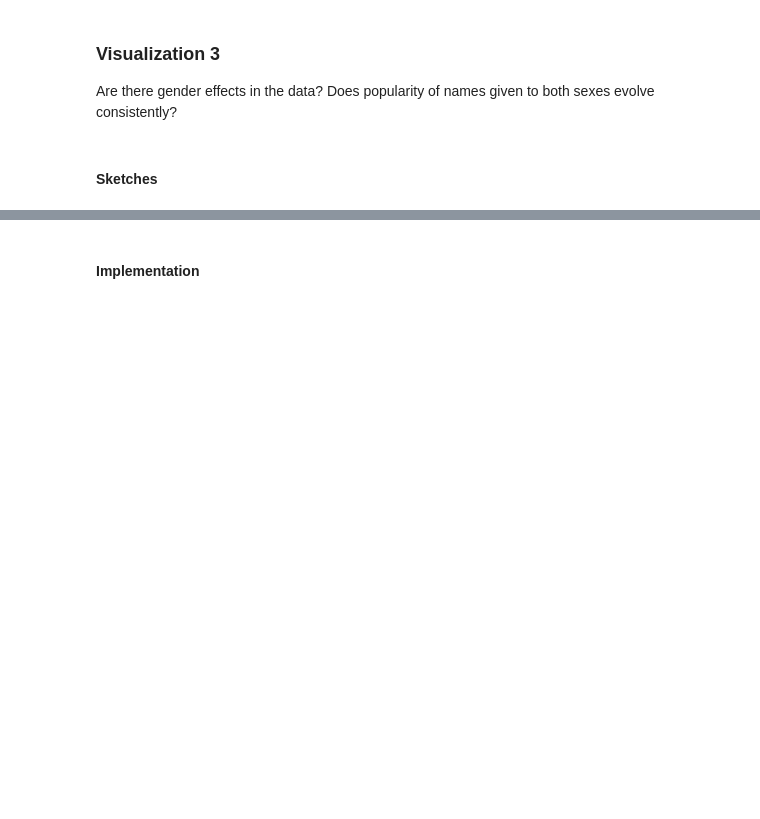
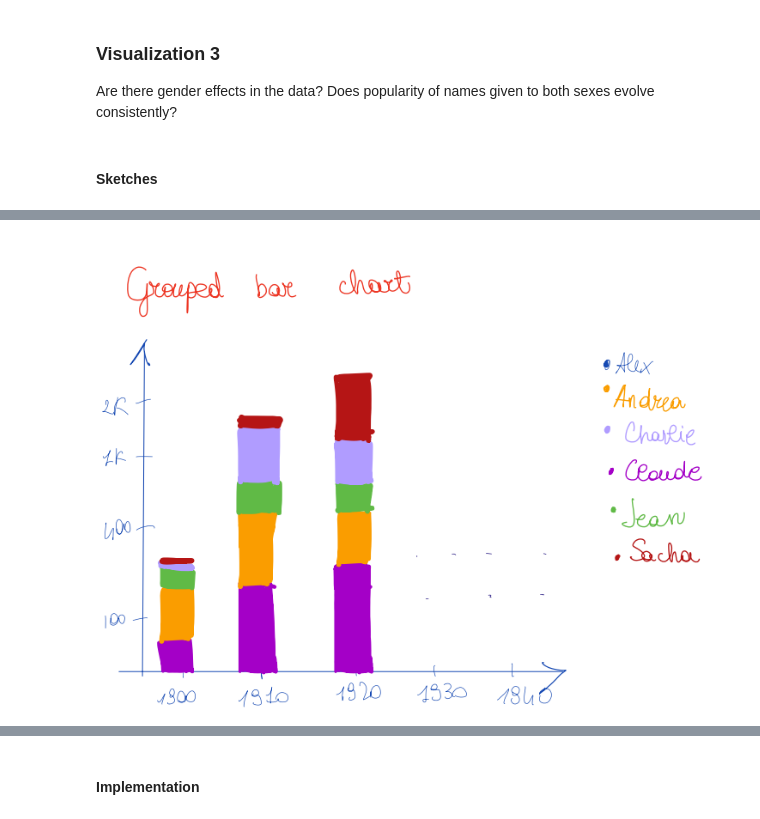
Before and after one commit to liadsantos/baby_names_visualization, a Jupyter notebook: notebook.ipynb, the cells around one changed output, grey strips where cells are left out. Saved outputs shown, nothing was run; the diff lists cells and outputs as text; code cells hidden in the pictures; blank space fills up the shorter version.

```diff
--- a/notebook.ipynb
+++ b/notebook.ipynb
@@ -93,0 +102,4 @@ Are there gender effects in the data? Does popularity of names given to both sex
+# %%
+Image(filename="./images/Grouped bar Chart.png")
+# %% [output]
+[figure, added]
```
Also changed, not shown: parts of 4 cells of this notebook, 4 other files.
